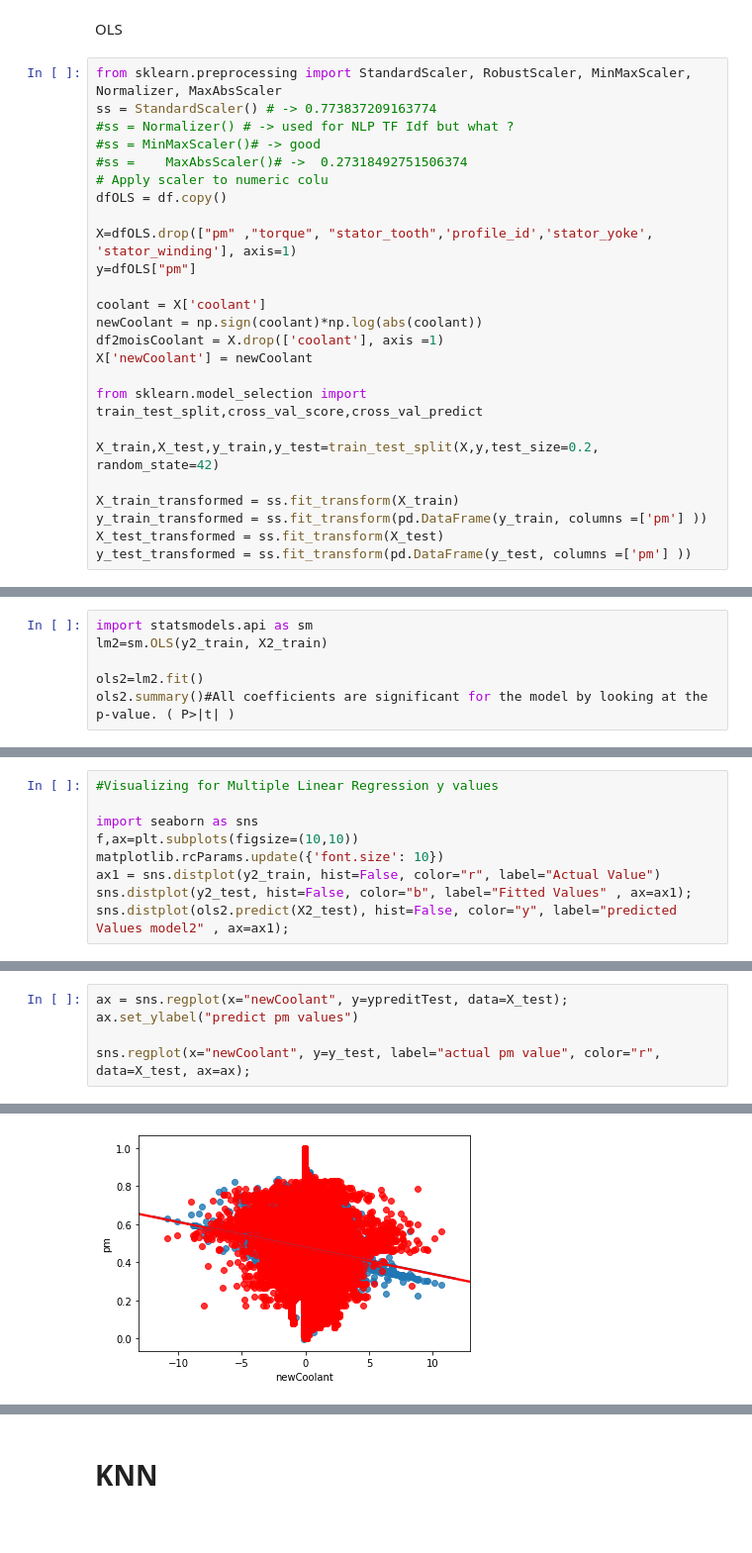
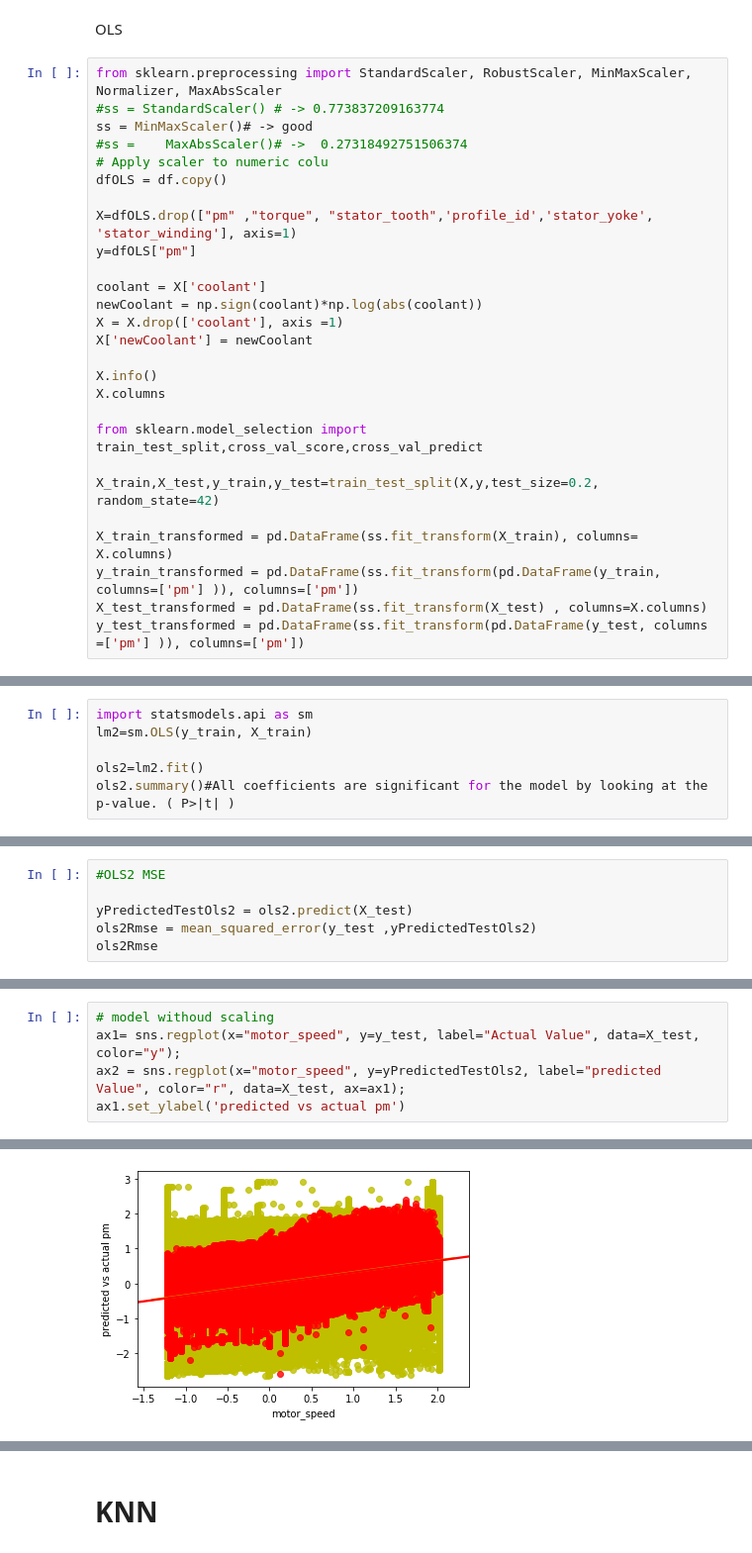
Before and after one commit to hyoussef/pmsm, a Jupyter notebook: pmsm.ipynb, the cells around one changed output, grey strips where cells are left out. Shown at 99% size. Drawn from its saved outputs; the diff is of its cells as text; blank space fills up the shorter version.

```diff
--- a/pmsm.ipynb
+++ b/pmsm.ipynb
@@ -415,9 +431,8 @@ plt.show()
 OLS
 # %%
 from sklearn.preprocessing import StandardScaler, RobustScaler, MinMaxScaler, Normalizer, MaxAbsScaler
-ss = StandardScaler() # -> 0.773837209163774
-#ss = Normalizer() # -> used for NLP TF Idf but what ?
-#ss = MinMaxScaler()# -> good
+#ss = StandardScaler() # -> 0.773837209163774
+ss = MinMaxScaler()# -> good
 #ss =    MaxAbsScaler()# ->  0.27318492751506374
 # Apply scaler to numeric colu
 dfOLS = df.copy()
@@ -427,14 +442,17 @@ y=dfOLS["pm"]
 
 coolant = X['coolant']
 newCoolant = np.sign(coolant)*np.log(abs(coolant))
-df2moisCoolant = X.drop(['coolant'], axis =1)
+X = X.drop(['coolant'], axis =1)
 X['newCoolant'] = newCoolant
+
+X.info()
+X.columns
 
 from sklearn.model_selection import train_test_split,cross_val_score,cross_val_predict
 
 X_train,X_test,y_train,y_test=train_test_split(X,y,test_size=0.2, random_state=42)
 
-X_train_transformed = ss.fit_transform(X_train)
-y_train_transformed = ss.fit_transform(pd.DataFrame(y_train, columns =['pm'] ))
-X_test_transformed = ss.fit_transform(X_test)
-y_test_transformed = ss.fit_transform(pd.DataFrame(y_test, columns =['pm'] ))
+X_train_transformed = pd.DataFrame(ss.fit_transform(X_train), columns= X.columns)
+y_train_transformed = pd.DataFrame(ss.fit_transform(pd.DataFrame(y_train, columns=['pm'] )), columns=['pm'])
+X_test_transformed = pd.DataFrame(ss.fit_transform(X_test) , columns=X.columns)
+y_test_transformed = pd.DataFrame(ss.fit_transform(pd.DataFrame(y_test, columns =['pm'] )), columns=['pm'])
@@ -472,7 +503,7 @@ Warnings:
 [1] Standard Errors assume that the covariance matrix of the errors is correctly specified.
 # %%
 import statsmodels.api as sm
-lm2=sm.OLS(y2_train, X2_train)
+lm2=sm.OLS(y_train, X_train)
 
 ols2=lm2.fit()
 ols2.summary()#All coefficients are significant for the model by looking at the p-value. ( P>|t| )
@@ -527,0 +546,6 @@ ols2RmseTest
+# %%
+#OLS2 MSE
+
+yPredictedTestOls2 = ols2.predict(X_test)
+ols2Rmse = mean_squared_error(y_test ,yPredictedTestOls2)
+ols2Rmse
@@ -539,9 +565,0 @@ sns.distplot(ols.predict(X_test), hist=False, color="g", label="predicted Values
-# %%
-#Visualizing for Multiple Linear Regression y values
-
-import seaborn as sns
-f,ax=plt.subplots(figsize=(10,10))
-matplotlib.rcParams.update({'font.size': 10})
-ax1 = sns.distplot(y2_train, hist=False, color="r", label="Actual Value")
-sns.distplot(y2_test, hist=False, color="b", label="Fitted Values" , ax=ax1);
-sns.distplot(ols2.predict(X2_test), hist=False, color="y", label="predicted Values model2" , ax=ax1);
@@ -591,6 +610,6 @@ plt.show()
 # %%
-ax = sns.regplot(x="newCoolant", y=ypreditTest, data=X_test);
-ax.set_ylabel("predict pm values")
-
-sns.regplot(x="newCoolant", y=y_test, label="actual pm value", color="r", data=X_test, ax=ax);
+# model withoud scaling
+ax1= sns.regplot(x="motor_speed", y=y_test, label="Actual Value", data=X_test, color="y");
+ax2 = sns.regplot(x="motor_speed", y=yPredictedTestOls2, label="predicted Value", color="r", data=X_test, ax=ax1);
+ax1.set_ylabel('predicted vs actual pm')
 # %% [output]
@@ -597 +617 @@ sns.regplot(x="newCoolant", y=y_test, label="actual pm value", color="r", data=X
-[figure, old version]
+[figure, new version]
```
Also changed, not shown: parts of 38 cells of this notebook.
